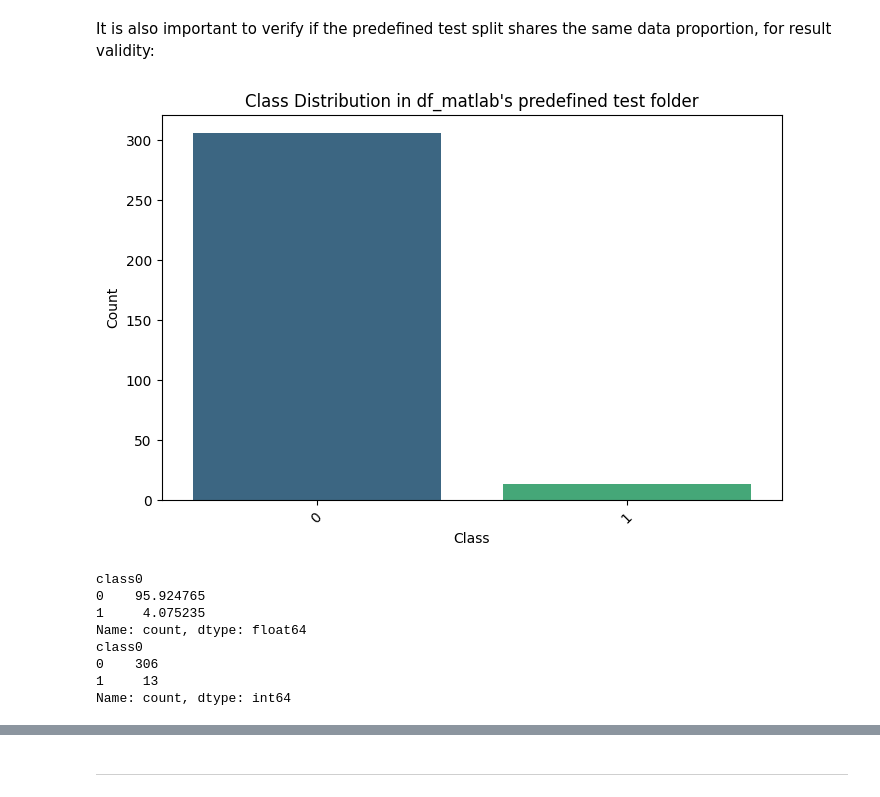
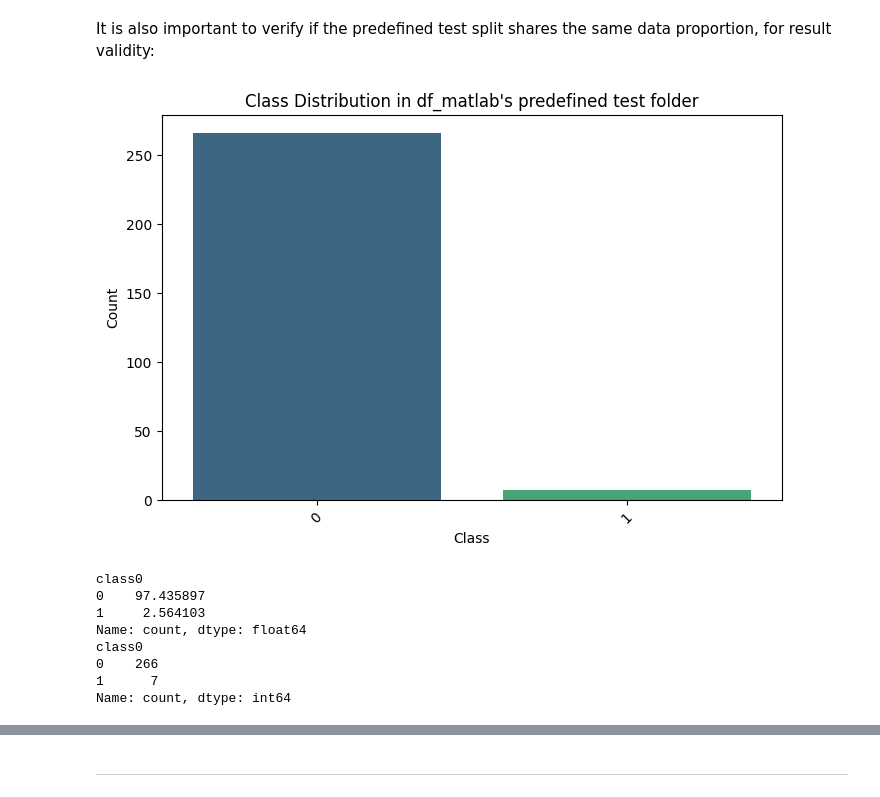
Before and after one commit to rafael-andre1/AI-for-Interstitial-Lung-Disease-Classification, a Jupyter notebook: 1 - dataPreprocessing/matlabComparison/dataIntegrity.ipynb, the cells around one changed output, grey strips where cells are left out. Drawn from its saved outputs; the diff is of its cells as text; code cells hidden in the pictures.

```diff
--- a/1 - dataPreprocessing/matlabComparison/dataIntegrity.ipynb
+++ b/1 - dataPreprocessing/matlabComparison/dataIntegrity.ipynb
@@ -142,32 +142,32 @@ Name: count, dtype: int64
 # %% [markdown]
 It is also important to verify if the predefined test split shares the same data proportion, for result validity:
 # %%
-df_fibrosis_test = df_matlab[df_matlab['filename'].str.startswith(r'2')]
+# Plots class counts
+df_fibrosis_test = df_matlab.iloc[2776:3051]
 
-# Plots class counts
 plt.figure(figsize=(8, 5))
 sns.countplot(data=df_fibrosis_test, x='class0', hue="class0", palette='viridis', legend=False)
 
 plt.title('Class Distribution in df_matlab\'s predefined test folder')
 plt.xlabel('Class')
 plt.ylabel('Count')
 plt.xticks(rotation=45)
 plt.show()
 
 
 # Displays imbalance
 class_counts, total_samples = df_fibrosis_test['class0'].value_counts(), len(df_fibrosis_test)
 print((class_counts / total_samples) * 100)
 print(class_counts)
 # %% [output]
-[figure, old version]
+[figure, new version]
 class0
-0    95.924765
-1     4.075235
+0    97.435897
+1     2.564103
 Name: count, dtype: float64
 class0
-0    306
-1     13
+0    266
+1      7
 Name: count, dtype: int64
 # %%
 df_fibrosis_test = df_fibrosis[df_fibrosis["SliceID"].str.contains("HRCT_Pilot")]
```
Also changed, not shown: parts of 38 cells of this notebook, 17 other files.
